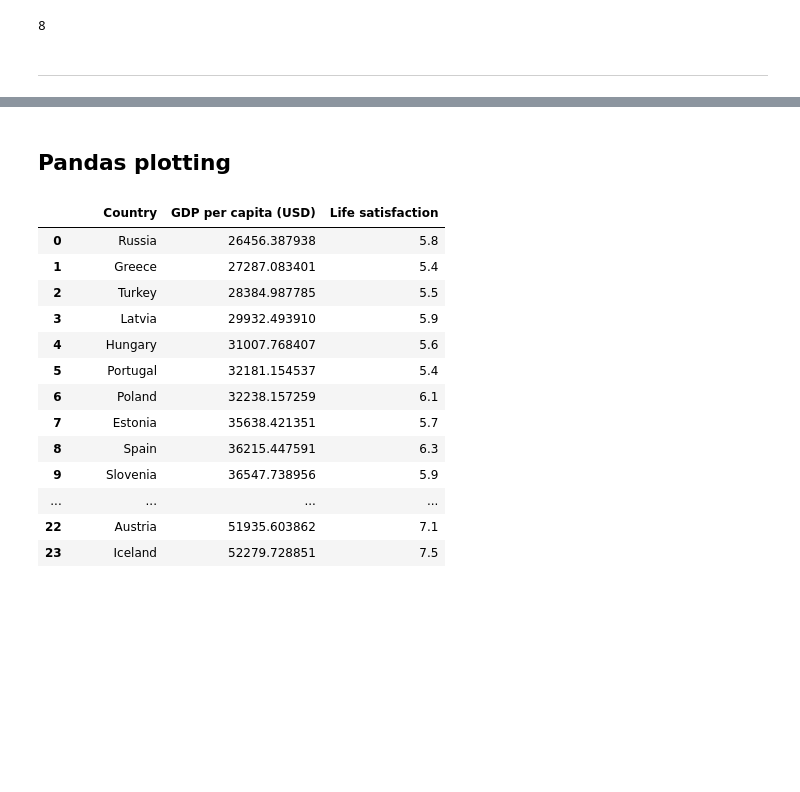
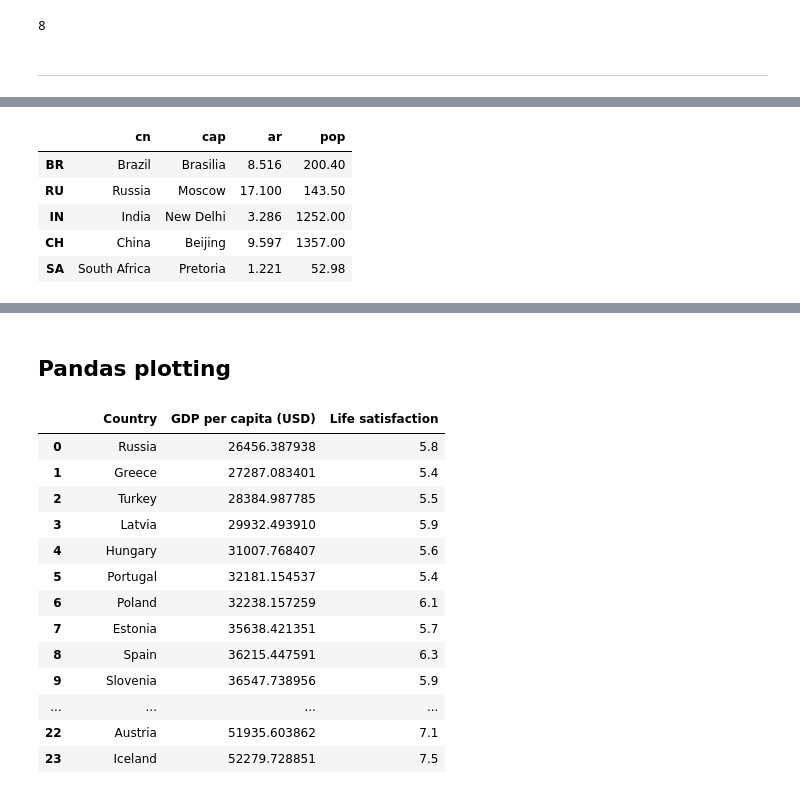
Before and after one commit to abhixshek/data-science-toolkit, a Jupyter notebook: pandas_kb.ipynb, the cells around one changed output, grey strips where cells are left out. Cells and saved outputs as stored; diff of their text form; code cells hidden in the pictures; blank space fills up the shorter version.

```diff
--- a/pandas_kb.ipynb
+++ b/pandas_kb.ipynb
@@ -3086,0 +3090,2 @@ max(map(len, s.split("l")))
+# %%
+df = pd.read_csv('datasets/brics.csv', index_col=0)
@@ -3086,0 +3101,12 @@ max(map(len, s.split("l")))
+# %%
+df = df.rename(columns={'country': 'cn', 'capital': 'cap', 'area': 'ar', 'population': 'pop'})
+# rename the columns or indices using a mapping(dictionary)
+# %%
+df
+# %% [output]
+|  | cn | cap | ar | pop |
+| BR | Brazil | Brasilia | 8.516 | 200.40 |
+| RU | Russia | Moscow | 17.100 | 143.50 |
+| IN | India | New Delhi | 3.286 | 1252.00 |
+| CH | China | Beijing | 9.597 | 1357.00 |
+| SA | South Africa | Pretoria | 1.221 | 52.98 |
```
Also changed, not shown: parts of 5 cells of this notebook, 1 other file.
